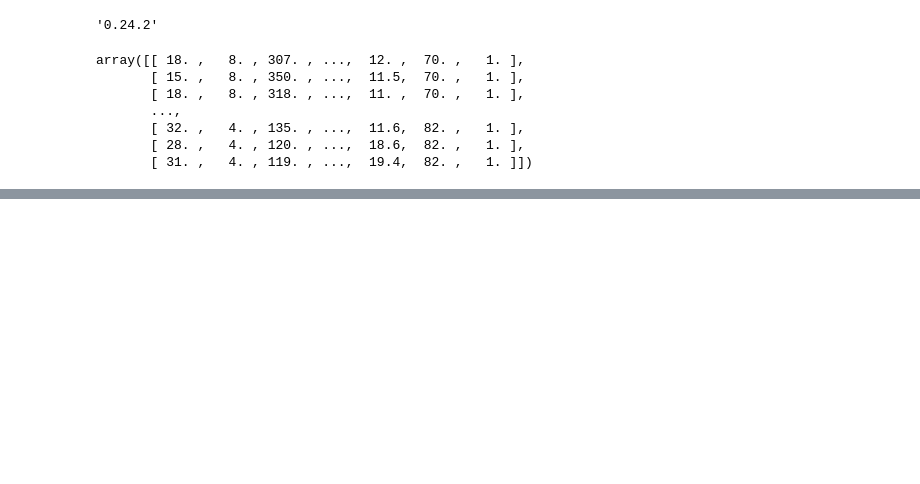
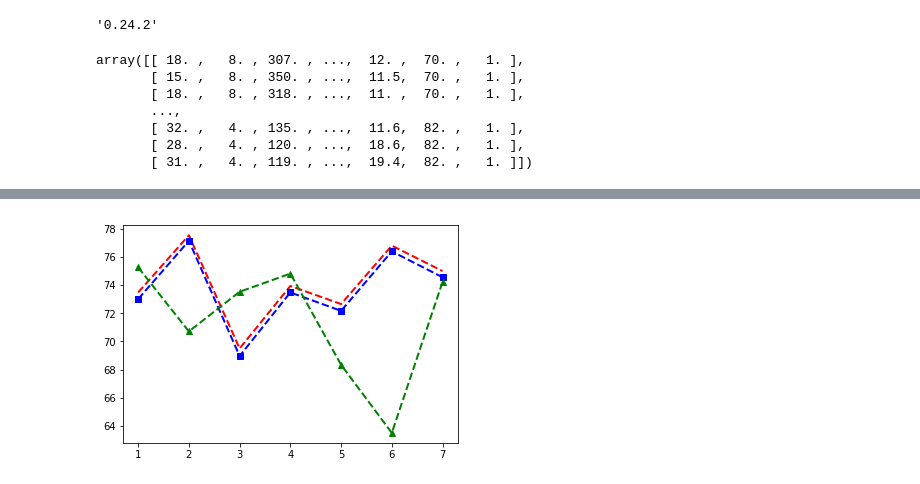
Before and after one commit to Jayant1234/ANNs, a Jupyter notebook: python/notebooks/Keras Tutorial.ipynb, the cells around one changed output, grey strips where cells are left out. Cells and saved outputs as stored; diff of their text form; code cells hidden in the pictures; blank space fills up the shorter version.

```diff
--- a/python/notebooks/Keras Tutorial.ipynb
+++ b/python/notebooks/Keras Tutorial.ipynb
@@ -256,0 +276,35 @@ def forward_sel(X,Y):
+# %%
+def forward_sel(X_train,Y_train,modelname,X_test=None,Y_test=None):
+    """It takes X_train and Y_train and builds a model on top of them by selecting columns iteratively.
+    For CV case, it takes in X_test and Y_test as well
+    """
+    m,n=X_train.shape
+    r_square=[]
+    r_adj=[]
+    r_square_cv=[]
+    r_adj_cv=[]
+    if(X_test is None and Y_test is None):
+        for colno in range(0,n):
+            X_set=X_train[:,0:colno+1]
+            model=fit_model(X_set,Y_train,modelname)
+            scores=eval_model(X_train,Y_train,model)
+            r_square.append(scores[2])
+            r_adj.append(scores[3])
+        return r_square,r_adj
+
+    elif(X_test is not None and Y_test is not None):
+            for colno in range(0,n):
+                X_set=X_train[:,0:colno+1]
+                model=fit_model(X_train,Y_train,modelname)
+                scores=eval_model(X_test,Y_test,model)
+                r_square_cv.append(scores[2])
+                r_adj_cv.append(scores[3])
+            return r_square_cv,r_adj_cv
+    return None
+# %%
+#starting with datasetNumpy
+X,Y=splitXY(dataset_np_array)
+X_train,Y_train,X_test,Y_test=cross_val_split(dataset_np_array)
+
+#FOR r_square and r_adj values..for perceptron
+r_square,r_adjusted=forward_sel(X,Y,"Perceptron")
@@ -256,0 +330,2 @@ def forward_sel(X,Y):
+# %%
+r_square_cv,r_adj_cv=forward_sel(X_train,Y_train,"Perceptron",X_test,Y_test)
@@ -256,0 +350,7 @@ def forward_sel(X,Y):
+# %%
+t=[1,2,3,4,5,6,7]
+plt.plot(t,[value*100 for value in r_square], 'r--', t, [value*100 for value in r_adjusted], 'bs--', t,[value*100 for value in r_square_cv], 'g^--',linewidth=2.0)
+plt.show()
+#how to generate 1) labels for this plot , 2) How to generate an image for the plot...?
+# %% [output]
+[figure, added]
```
Also changed, not shown: parts of 17 cells of this notebook.
